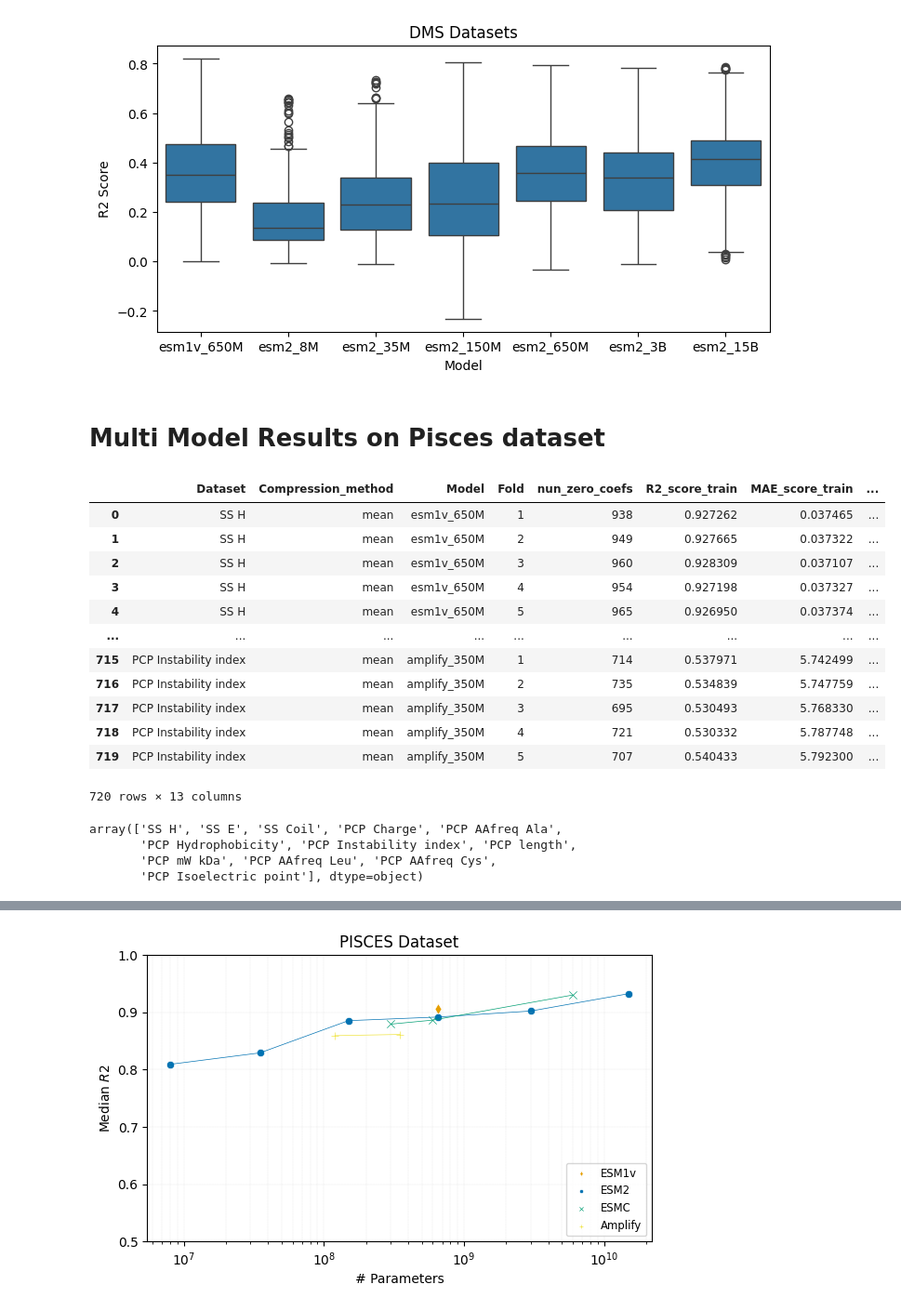
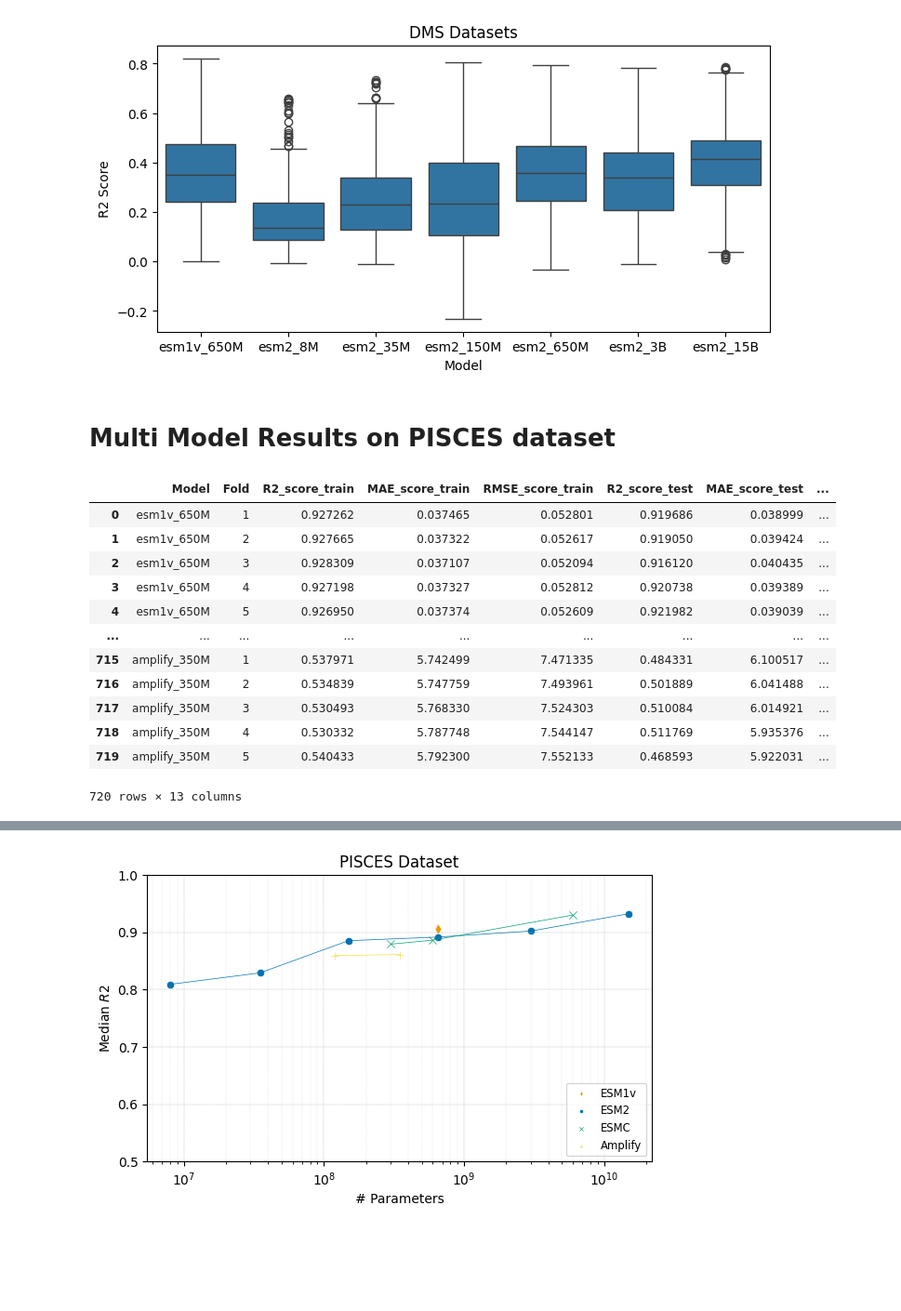
Before and after one commit to ziul-bio/SWAT, a Jupyter notebook: plot_results.ipynb, the cells around one changed output, grey strips where cells are left out. Shown at 93% size. Drawn from its saved outputs; the diff is of its cells as text; code cells hidden in the pictures; blank space fills up the shorter version.

Commit message:
adding new resulys for pisces

```diff
--- a/plot_results.ipynb
+++ b/plot_results.ipynb
@@ -323,7 +297,7 @@ plt.show()
 # %% [output]
 [figure]
 # %% [markdown]
-# Multi Model Results on Pisces dataset
+# Multi Model Results on PISCES dataset
 # %%
 # model = 'esm2_8M'
 # repl = 'layer_6_'
@@ -337,36 +311,36 @@ plt.show()
 # %%
 df = pd.DataFrame()
 models = [
     'esm1v_650M',
     'esm2_8M', 'esm2_35M', 'esm2_150M', 'esm2_650M', 'esm2_3B', 'esm2_15B',
     'esmc_300M', 'esmc_600M', 'esmc_6B',
     'amplify_120M', 'amplify_350M']
 
 for model in models:
     for file in os.listdir(f'results/lassoCV/PISCES/{model}'):
         if file.endswith('.csv'):
             #target = re.split(r'_esm.*_', file)[0]
             target = " ".join(file.split('_')[:-3])
             data = pd.read_csv(f'results/lassoCV/PISCES/{model}/{file}', index_col=0)
             data['Model'] = model
             data['Dataset'] = target
             df = pd.concat([df, data])
 
-df= df[cols_order].copy()
+#df= df[cols_order].copy()
 df.reset_index(drop=True, inplace=True)
 df
 # %% [output]
-|  | Dataset | Compression_method | Model | Fold | nun_zero_coefs | R2_score_train | MAE_score_train | ... |
-| 0 | SS H | mean | esm1v_650M | 1 | 938 | 0.927262 | 0.037465 | ... |
-| 1 | SS H | mean | esm1v_650M | 2 | 949 | 0.927665 | 0.037322 | ... |
-| 2 | SS H | mean | esm1v_650M | 3 | 960 | 0.928309 | 0.037107 | ... |
-| 3 | SS H | mean | esm1v_650M | 4 | 954 | 0.927198 | 0.037327 | ... |
-| 4 | SS H | mean | esm1v_650M | 5 | 965 | 0.926950 | 0.037374 | ... |
+|  | Model | Fold | R2_score_train | MAE_score_train | RMSE_score_train | R2_score_test | MAE_score_test | ... |
+| 0 | esm1v_650M | 1 | 0.927262 | 0.037465 | 0.052801 | 0.919686 | 0.038999 | ... |
+| 1 | esm1v_650M | 2 | 0.927665 | 0.037322 | 0.052617 | 0.919050 | 0.039424 | ... |
+| 2 | esm1v_650M | 3 | 0.928309 | 0.037107 | 0.052094 | 0.916120 | 0.040435 | ... |
+| 3 | esm1v_650M | 4 | 0.927198 | 0.037327 | 0.052812 | 0.920738 | 0.039389 | ... |
+| 4 | esm1v_650M | 5 | 0.926950 | 0.037374 | 0.052609 | 0.921982 | 0.039039 | ... |
 | ... | ... | ... | ... | ... | ... | ... | ... | ... |
-| 715 | PCP Instability index | mean | amplify_350M | 1 | 714 | 0.537971 | 5.742499 | ... |
-| 716 | PCP Instability index | mean | amplify_350M | 2 | 735 | 0.534839 | 5.747759 | ... |
-| 717 | PCP Instability index | mean | amplify_350M | 3 | 695 | 0.530493 | 5.768330 | ... |
-| 718 | PCP Instability index | mean | amplify_350M | 4 | 721 | 0.530332 | 5.787748 | ... |
-| 719 | PCP Instability index | mean | amplify_350M | 5 | 707 | 0.540433 | 5.792300 | ... |
+| 715 | amplify_350M | 1 | 0.537971 | 5.742499 | 7.471335 | 0.484331 | 6.100517 | ... |
+| 716 | amplify_350M | 2 | 0.534839 | 5.747759 | 7.493961 | 0.501889 | 6.041488 | ... |
+| 717 | amplify_350M | 3 | 0.530493 | 5.768330 | 7.524303 | 0.510084 | 6.014921 | ... |
+| 718 | amplify_350M | 4 | 0.530332 | 5.787748 | 7.544147 | 0.511769 | 5.935376 | ... |
+| 719 | amplify_350M | 5 | 0.540433 | 5.792300 | 7.552133 | 0.468593 | 5.922031 | ... |
 720 rows × 13 columns
 # %%
@@ -374,7 +349,0 @@ df.to_csv('results/lassoCV/PISCES/summary_PISCES_all_multi_model.csv')
-# %%
-df['Dataset'].unique()
-# %% [output]
-array(['SS H', 'SS E', 'SS Coil', 'PCP Charge', 'PCP AAfreq Ala',
-       'PCP Hydrophobicity', 'PCP Instability index', 'PCP length',
-       'PCP mW kDa', 'PCP AAfreq Leu', 'PCP AAfreq Cys',
-       'PCP Isoelectric point'], dtype=object)
```
Also changed, not shown: parts of 21 cells of this notebook.
